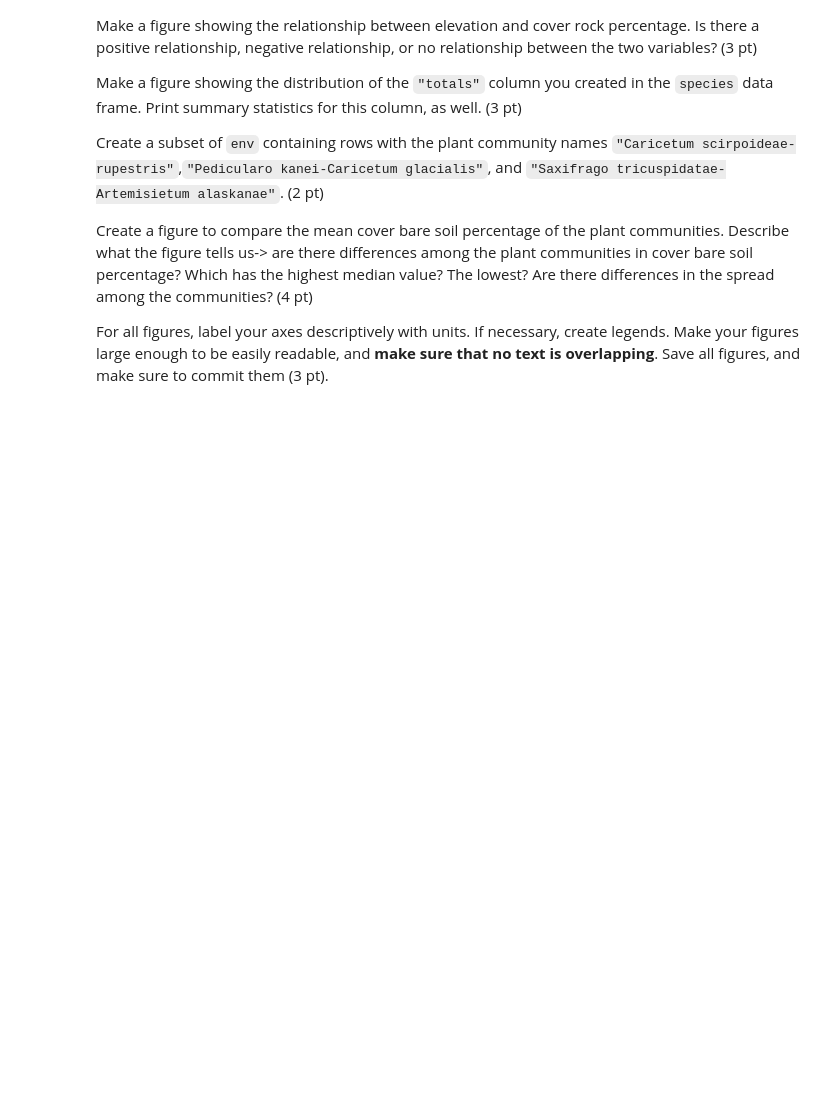
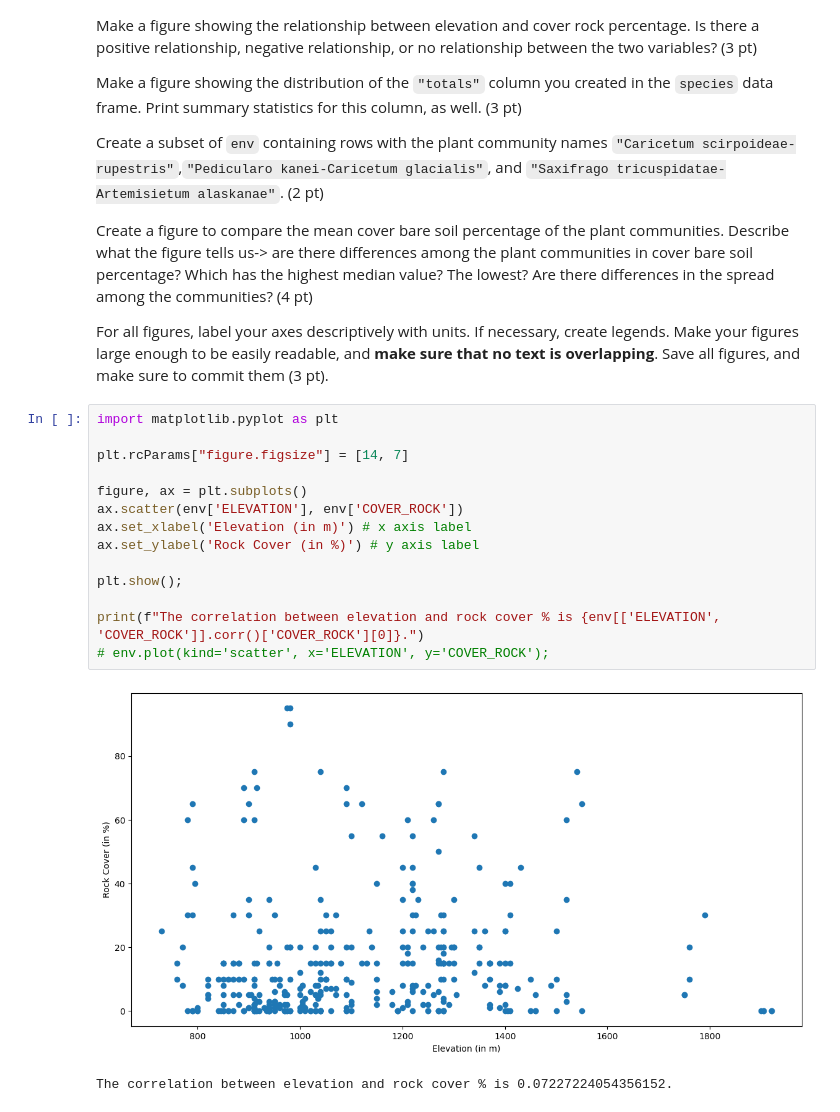
Before and after one commit to ENVS110a-SP23/assignment-4, a Jupyter notebook: answers.ipynb, the cells around one changed output. Cells and saved outputs as stored; diff of their text form; blank space fills up the shorter version.

```diff
--- a/answers.ipynb
+++ b/answers.ipynb
@@ -156,3 +189,20 @@ Create a subset of `env` containing rows with the plant community names `"Carice
 Create a figure to compare the mean cover bare soil percentage of the plant communities. Describe what the figure tells us-> are there differences among the plant communities in cover bare soil percentage? Which has the highest median value? The lowest? Are there differences in the spread among the communities? (4 pt)
 
 For all figures, label your axes descriptively with units. If necessary, create legends. Make your figures large enough to be easily readable, and **make sure that no text is overlapping**. Save all figures, and make sure to commit them (3 pt).
+# %%
+import matplotlib.pyplot as plt
+
+plt.rcParams["figure.figsize"] = [14, 7]
+
+figure, ax = plt.subplots()
+ax.scatter(env['ELEVATION'], env['COVER_ROCK'])
+ax.set_xlabel('Elevation (in m)') # x axis label
+ax.set_ylabel('Rock Cover (in %)') # y axis label
+
+plt.show();
+
+print(f"The correlation between elevation and rock cover % is {env[['ELEVATION', 'COVER_ROCK']].corr()['COVER_ROCK'][0]}.")
+# env.plot(kind='scatter', x='ELEVATION', y='COVER_ROCK');
+# %% [output]
+[figure, added]
+The correlation between elevation and rock cover % is 0.07227224054356152.
```
Also changed, not shown: parts of 12 cells of this notebook.
